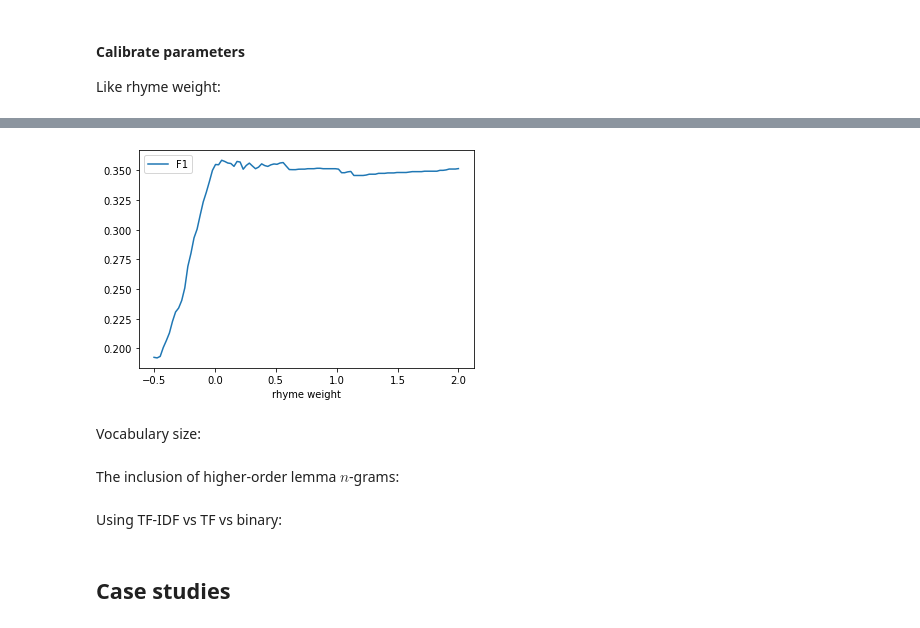
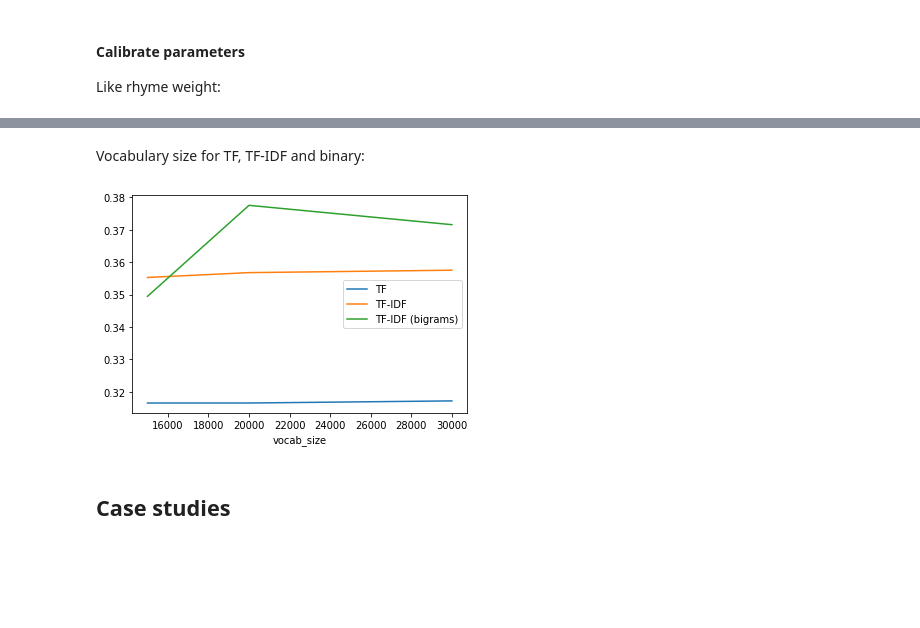
Before and after one commit to mikekestemont/zwerfverzen, a Jupyter notebook: notebooks/intertext.ipynb, the cells around one changed output, grey strips where cells are left out. Saved outputs shown, nothing was run; the diff lists cells and outputs as text; code cells hidden in the pictures; blank space fills up the shorter version.

Commit message:
calibration of different vectorizers

```diff
--- a/notebooks/intertext.ipynb
+++ b/notebooks/intertext.ipynb
@@ -331,13 +316,35 @@ scores
-# %%
-scores.plot('rhyme weight', 'F1');
-# %% [output]
-[figure, removed]
-# %% [markdown]
-Vocabulary size:
-# %% [markdown]
-The inclusion of higher-order lemma $n$-grams:
-# %% [markdown]
-Using TF-IDF vs TF vs binary:
+# %% [markdown]
+Vocabulary size for TF, TF-IDF and binary:
+# %%
+scores = []
+
+vocab_sizes = (15000, 20000, 30000)
+
+parametrizations = {
+                    'TF-IDF': {'min_df':2},
+                    'TF': {'use_idf':False, 'min_df':2},
+                    'TF-IDF (bigrams)': {'min_df':2, 'ngram_range':(1, 2)},
+                    }
+
+for vocab_size in tqdm(vocab_sizes):
+    for param_name, param in parametrizations.items():
+        param['max_features'] = vocab_size
+        vec = TfidfVectorizer(token_pattern=r"(?u)\b\w+\b", **param)
+        vec.fit(df['lemmas'])
+        relevances, distances = precision_recall(df, meta, vec, rhyme_weight=rhyme_weight)
+        distances = 1 - np.array(distances)
+        precision, recall, thresholds = precision_recall_curve(relevances, distances)
+        fscores = (2 * precision * recall) / (precision + recall)
+        ix = fscores.argmax()
+        scores.append((param_name, vocab_size, thresholds[ix], fscores[ix]))
+
+scores = pd.DataFrame(scores, columns=('param', 'vocab_size', 'theta', 'F1'))
+# %%
+fig, ax = plt.subplots()
+for p, gr in scores.groupby('param'):
+    gr.plot('vocab_size', 'F1', label=p, ax=ax)
+# %% [output]
+[figure, added]
 # %% [markdown]
 ## Case studies
 # %% [markdown]
```
Also changed, not shown: parts of 5 cells of this notebook.
